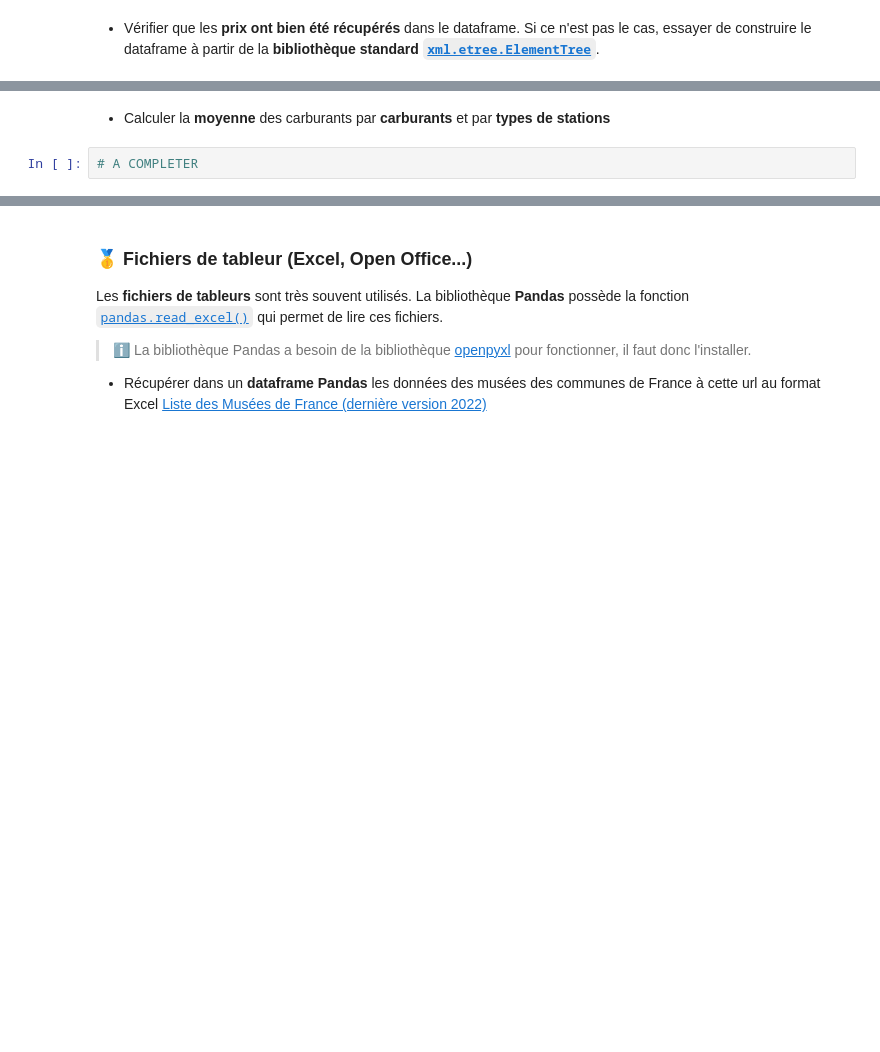
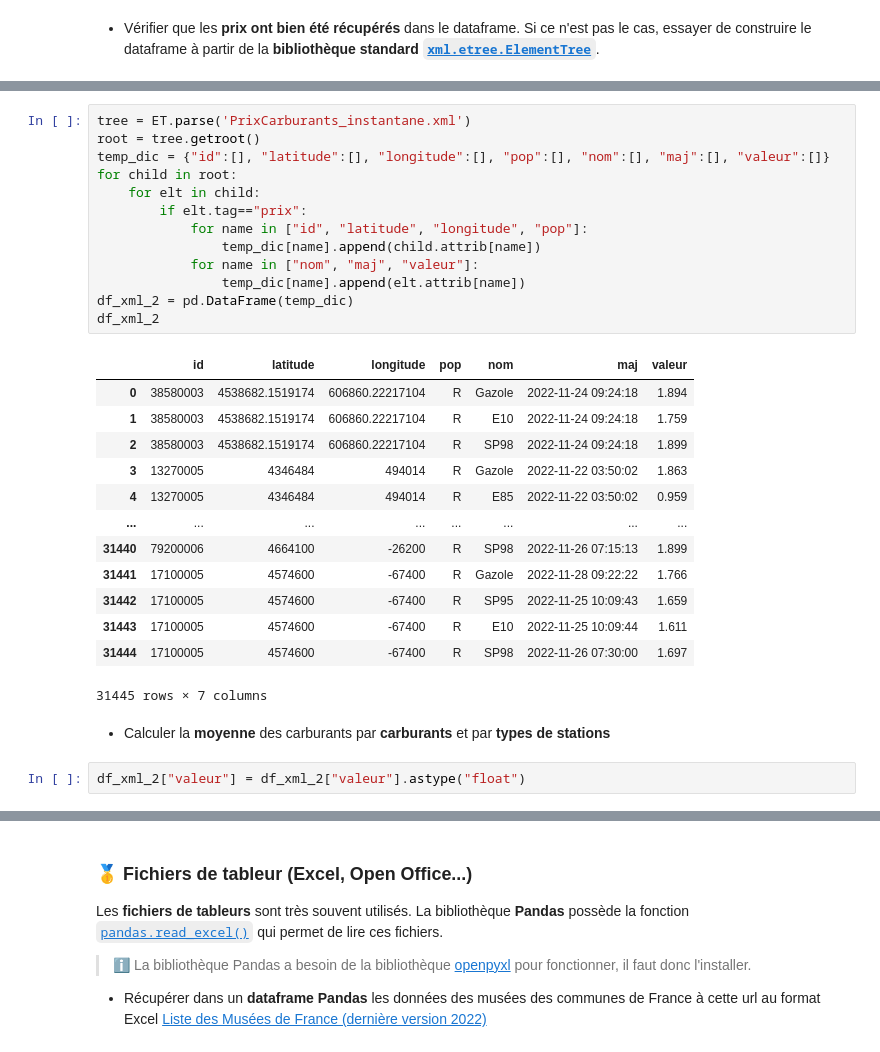
Before and after one commit to Pierre-Loic/Formation-DA-GEM-2022, a Jupyter notebook: Semaine_2_05-12_08-12/Activité_1_collecte_des_données_fichiers-corrigé.ipynb, the cells around one changed output, grey strips where cells are left out. Saved outputs shown, nothing was run; the diff lists cells and outputs as text; blank space fills up the shorter version.

```diff
--- a/Semaine_2_05-12_08-12/Activité_1_collecte_des_données_fichiers-corrigé.ipynb
+++ b/Semaine_2_05-12_08-12/Activité_1_collecte_des_données_fichiers-corrigé.ipynb
@@ -225,4 +391,31 @@ Les **fichiers XML** sont des fichiers au **format texte**. Tous ces fichiers so
+# %%
+tree = ET.parse('PrixCarburants_instantane.xml')
+root = tree.getroot()
+temp_dic = {"id":[], "latitude":[], "longitude":[], "pop":[], "nom":[], "maj":[], "valeur":[]}
+for child in root:
+    for elt in child:
+        if elt.tag=="prix":
+            for name in ["id", "latitude", "longitude", "pop"]:
+                temp_dic[name].append(child.attrib[name])
+            for name in ["nom", "maj", "valeur"]:
+                temp_dic[name].append(elt.attrib[name])
+df_xml_2 = pd.DataFrame(temp_dic)
+df_xml_2
+# %% [output]
+|  | id | latitude | longitude | pop | nom | maj | valeur |
+| 0 | 38580003 | 4538682.1519174 | 606860.22217104 | R | Gazole | 2022-11-24 09:24:18 | 1.894 |
+| 1 | 38580003 | 4538682.1519174 | 606860.22217104 | R | E10 | 2022-11-24 09:24:18 | 1.759 |
+| 2 | 38580003 | 4538682.1519174 | 606860.22217104 | R | SP98 | 2022-11-24 09:24:18 | 1.899 |
+| 3 | 13270005 | 4346484 | 494014 | R | Gazole | 2022-11-22 03:50:02 | 1.863 |
+| 4 | 13270005 | 4346484 | 494014 | R | E85 | 2022-11-22 03:50:02 | 0.959 |
+| ... | ... | ... | ... | ... | ... | ... | ... |
+| 31440 | 79200006 | 4664100 | -26200 | R | SP98 | 2022-11-26 07:15:13 | 1.899 |
+| 31441 | 17100005 | 4574600 | -67400 | R | Gazole | 2022-11-28 09:22:22 | 1.766 |
+| 31442 | 17100005 | 4574600 | -67400 | R | SP95 | 2022-11-25 10:09:43 | 1.659 |
+| 31443 | 17100005 | 4574600 | -67400 | R | E10 | 2022-11-25 10:09:44 | 1.611 |
+| 31444 | 17100005 | 4574600 | -67400 | R | SP98 | 2022-11-26 07:30:00 | 1.697 |
+31445 rows × 7 columns
 # %% [markdown]
 - Calculer la **moyenne** des carburants par **carburants** et par **types de stations**
 # %%
-# A COMPLETER
+df_xml_2["valeur"] = df_xml_2["valeur"].astype("float")
```
Also changed, not shown: parts of 24 cells of this notebook, 11 other files.
